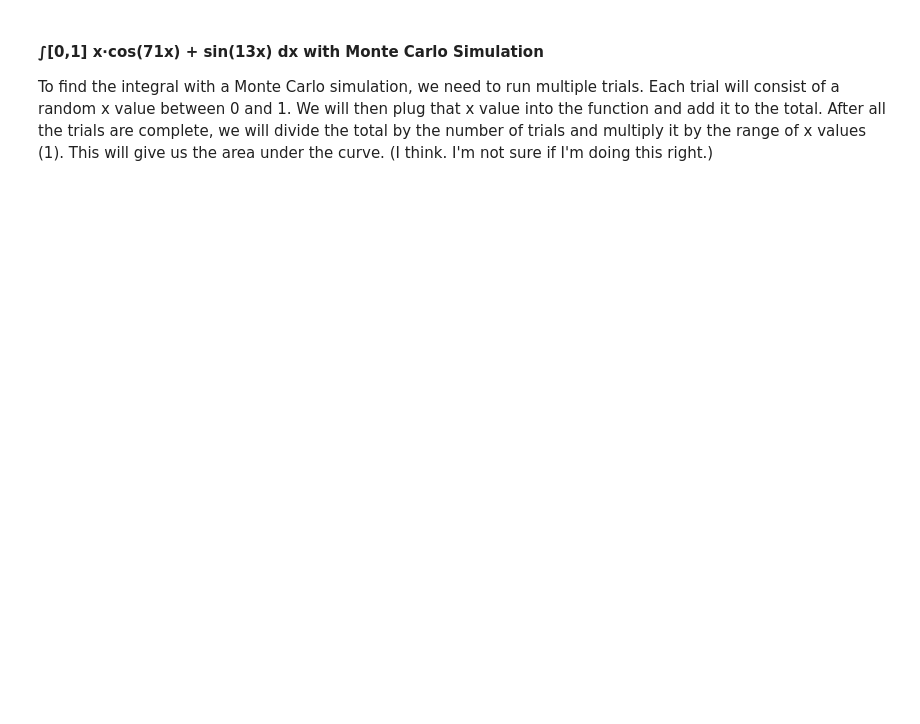
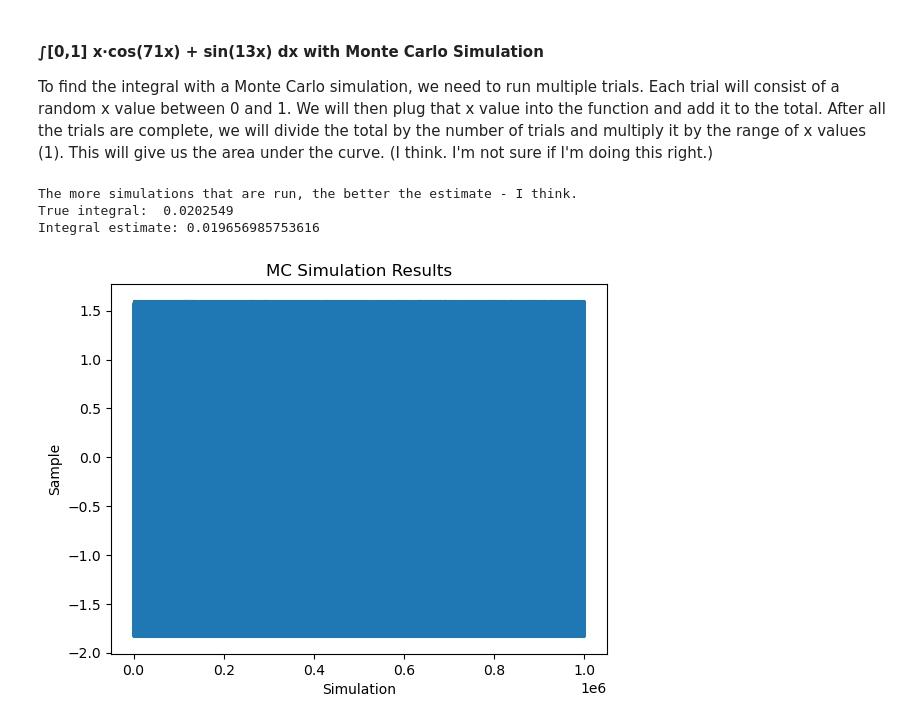
Before and after one commit to Cvio/6647, a Jupyter notebook: Week4/HW4/CS6647_HW4.ipynb, the cells around one changed output. Drawn from its saved outputs; the diff is of its cells as text; code cells hidden in the pictures; blank space fills up the shorter version.

```diff
--- a/Week4/HW4/CS6647_HW4.ipynb
+++ b/Week4/HW4/CS6647_HW4.ipynb
@@ -99,10 +100,12 @@ To find the integral with a Monte Carlo simulation, we need to run multiple tria
 import random
 
 # params for MC simulation
-simulations = 100000
+simulations = 1000000
 lower_limit = 0
 upper_limit = 1
 total_sum = 0
+samples = []
+integrals = []
 # %%
 # this loop is what makes this a Monte Carlo simulation
 for simulation in range(simulations):
@@ -115,9 +118,34 @@ for simulation in range(simulations):
 
     # add the result to the total
     total_sum += y
+
+    estimate = total_sum / (simulation + 1)
+
+    # save the sample
+    samples.append(y)
+
+    # save the integral
+    integrals.append(estimate)
 # %%
 # estimate the integral
+# the more simulations that are run
+# the better the estimate
 integral = total_sum / simulations
 
 # results
+print("The more simulations that are run, the better the estimate - I think.")
+print("True integral: ", true_value)
 print("Integral estimate:", integral)
+# %% [output]
+The more simulations that are run, the better the estimate - I think.
+True integral:  0.0202549
+Integral estimate: 0.019656985753616
+# %%
+# vizualize the results
+plt.plot(samples)
+plt.xlabel("Simulation")
+plt.ylabel("Sample")
+plt.title("MC Simulation Results")
+plt.show()
+# %% [output]
+[figure, added]
```
Also changed, not shown: parts of 2 cells of this notebook.
